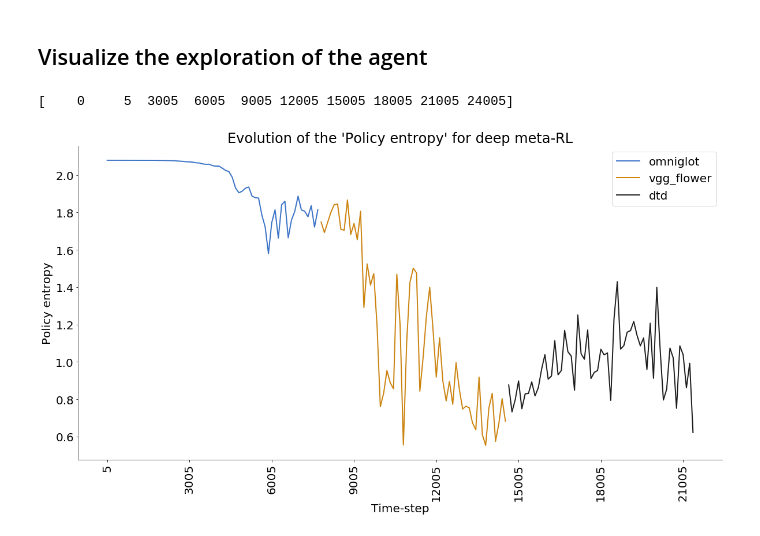
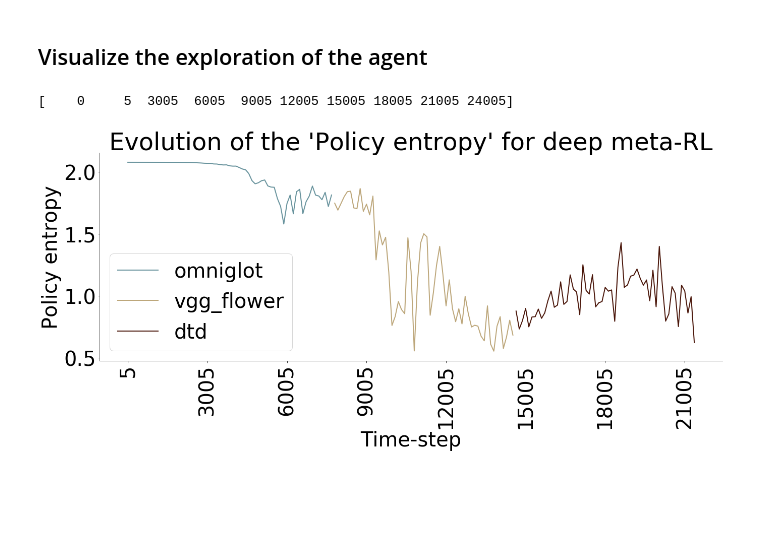
Before and after one commit to gomerudo/nas-dmrl, a Jupyter notebook: notebooks/VisualizeFinalPlots-Training.ipynb, the cells around one changed output. Saved outputs shown, nothing was run; the diff lists cells and outputs as text; code cells hidden in the pictures; blank space fills up the shorter version.

```diff
--- a/notebooks/VisualizeFinalPlots-Training.ipynb
+++ b/notebooks/VisualizeFinalPlots-Training.ipynb
@@ -99,6 +99,8 @@ matplotlib.rc('axes.spines', top = False, right = False)
 matplotlib.rc('axes', grid = False)
 # Set backgound color to white
 matplotlib.rc('axes', facecolor = 'white')
+matplotlib.rc('figure', autolayout=True)
+
 
 # Get the selected cells
 selected_dirs = []
@@ -119,14 +121,13 @@ max_accreward = epstats_df['acc_reward'].max() + 1
 
 limits = [ None, 10, 'max']
 # print(limits)
-mean_n = 100
+mean_n = 50
 for dataset in ['omniglot', 'vgg_flower', 'dtd']:
-# for dataset in ['aircraft']:
     meta_df = epstats_df[epstats_df['dataset'] == dataset]
     random_df = epstats_df[epstats_df['dataset'] == 'random-{d}'.format(d=dataset)]
     dqn_df = epstats_df[epstats_df['dataset'] == 'dqn-{d}'.format(d=dataset)]
 
-    for metric, name_metric, limit in zip(['best_reward', 'ep_length', 'acc_reward'], ['Best reward', 'Episode length', 'Accumulated reward'], limits):
+    for metric, name_metric, limit in zip(['best_reward', 'ep_length', 'acc_reward'], ['Best reward', 'Episode length', 'Acc. reward'], limits):
         # Compute the means and std of meta results
         means_meta = meta_df[metric].groupby(meta_df.index // mean_n).mean()
         std_meta = meta_df[metric].groupby(meta_df.index // mean_n).std()
@@ -154,21 +155,16 @@ for dataset in ['omniglot', 'vgg_flower', 'dtd']:
 
         # 245932 eval
         # 539caf train
-        ax.plot(x_axis_meta, means_meta, lw = 2, color = '#539caf', alpha = 1, label="meta-RL".format(dataset=dataset))
+        ax.plot(x_axis_meta, means_meta, lw = 2, color = '#146c82', alpha = 1, label="meta-RL".format(dataset=dataset))
         ax.fill_between(x_axis_meta, means_meta - std_meta, means_meta + std_meta, color = '#539caf', alpha = 0.4)
 
         ax.plot(x_axis_dqn, means_dqn, lw = 2, color = '#6e1414', alpha = 1, label="DQN".format(dataset=dataset))
         ax.fill_between(x_axis_dqn, means_dqn - std_dqn, means_dqn + std_dqn, color = '#6e1414', alpha = 0.4)
 
         # 878787
-        ax.plot(x_axis_random, means_random, lw = 2, color = '#878787', alpha = 1, label="Random Search".format(dataset=dataset))
+        ax.plot(x_axis_random, means_random, lw = 2, color = '#525252', alpha = 1, label="Random Search".format(dataset=dataset))
         ax.fill_between(x_axis_random, means_random - std_random, means_random + std_random, color = '#878787', alpha = 0.4)
 
-        plt.rcParams['font.family'] = 'serif'
-        plt.rcParams['font.sans-serif'] = 'CMU Serif Roman'
-        #         hfont = {'fontname':'Helvetica'}
-
-        # Label the axes and provide a title
         ax.set_title(
             "Avg. '{metric}' every {n} episodes for '{dataset}'".format(
                 metric=name_metric, n=mean_n, dataset=dataset
@@ -198,13 +200,15 @@ matplotlib.rcParams['font.serif'] = ['CMU Serif Roman']
 
 matplotlib.rc('figure', figsize = (20, 10))
 # Font size to 14
-matplotlib.rc('font', size = 20)
+matplotlib.rc('font', size = 40)
 # Do not display top and right frame lines
 matplotlib.rc('axes.spines', top = False, right = False)
 # Remove grid lines
 matplotlib.rc('axes', grid = False)
 # Set backgound color to white
 matplotlib.rc('axes', facecolor = 'white')
+
+matplotlib.rc('figure', autolayout=True)
 
 
 
@@ -250,34 +254,34 @@ n_target = res['dtd'].shape[0]
 
 res['omniglot'] = np.append(res['omniglot'], np.full([n_target - res['omniglot'].shape[0]], np.nan))
 res['vgg_flower'] = np.append(res['vgg_flower'], np.full([n_target - res['vgg_flower'].shape[0]], np.nan))
 # dataset_progress_df
 
 # Create the plot object
 fig, ax = plt.subplots()
 
 # ax.plot(list(range(len(all_values))), all_values, lw = 2, color = '#539caf', alpha = 1, label="omniglot".format(dataset=dataset))
-ax.plot(list(range(n_target)), res['omniglot'], lw = 2, color = '#3c73c7', alpha = 1, label="omniglot".format(dataset=dataset))
-ax.plot(list(range(n_target)), res['vgg_flower'], lw = 2, color = '#cc8410', alpha = 1, label="vgg_flower".format(dataset=dataset))
-ax.plot(list(range(n_target)), res['dtd'], lw = 2, color = '#1d1f1d', alpha = 1, label="dtd".format(dataset=dataset))
+ax.plot(list(range(n_target)), res['omniglot'], lw = 2, color = '#68939D', alpha = 1, label="omniglot".format(dataset=dataset))
+ax.plot(list(range(n_target)), res['vgg_flower'], lw = 2, color = '#BDA77B', alpha = 1, label="vgg_flower".format(dataset=dataset))
+ax.plot(list(range(n_target)), res['dtd'], lw = 2, color = '#4A160A', alpha = 1, label="dtd".format(dataset=dataset))
 
 ax.set_title("Evolution of the 'Policy entropy' for deep meta-RL".format(metric=name_metric, n=mean_n, dataset=dataset))
 ax.set_xlabel("Time-step")
 ax.set_ylabel(name_metric)
 
 ticks = ax.get_xticks()*120 + 5
 ticks[0] = 0
 ticks = np.array(ticks, dtype=np.int)
 print(ticks)
 ax.set_xticklabels(ticks, rotation=90)
 ax.legend(loc = 'best')
 
 import os
 save_dir = '{root}/figures'.format(root=src_dir)
 if not os.path.exists(save_dir):
     os.mkdir(save_dir);
 fig.savefig(
     '{sdir}/entropy.png'.format(sdir=save_dir)
 )   # save the figure to file
 # %% [output]
 [    0     5  3005  6005  9005 12005 15005 18005 21005 24005]
-[figure, old version]
+[figure, new version]
```
Also changed, not shown: parts of 8 cells of this notebook, 12 other files.
